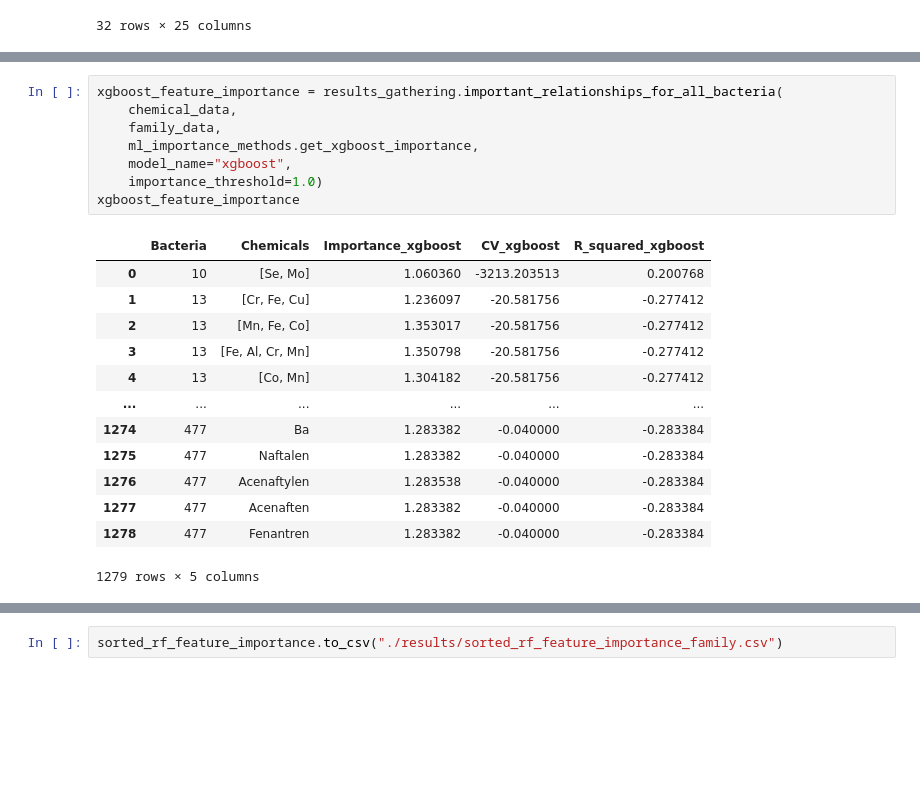
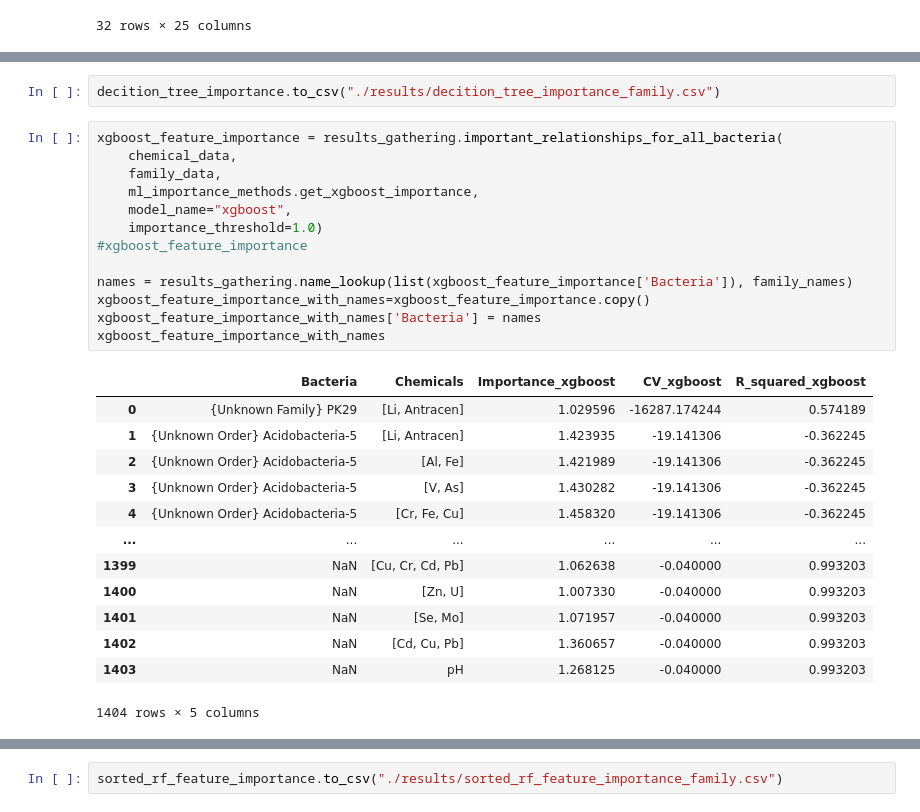
Before and after one commit to melehean/Bioinformatics-Project, a Jupyter notebook: family_analysis.ipynb, the cells around one changed output, grey strips where cells are left out. Cells and saved outputs as stored; diff of their text form; blank space fills up the shorter version.

Commit message:
added family names in family_analysis.ipynb

```diff
--- a/family_analysis.ipynb
+++ b/family_analysis.ipynb
@@ -64,22 +81,29 @@ decition_tree_importance
+# %%
+decition_tree_importance.to_csv("./results/decition_tree_importance_family.csv")
 # %%
 xgboost_feature_importance = results_gathering.important_relationships_for_all_bacteria(
     chemical_data,
     family_data,
     ml_importance_methods.get_xgboost_importance,
     model_name="xgboost",
     importance_threshold=1.0)
-xgboost_feature_importance
+#xgboost_feature_importance
+
+names = results_gathering.name_lookup(list(xgboost_feature_importance['Bacteria']), family_names)
+xgboost_feature_importance_with_names=xgboost_feature_importance.copy()
+xgboost_feature_importance_with_names['Bacteria'] = names
+xgboost_feature_importance_with_names
 # %% [output]
 |  | Bacteria | Chemicals | Importance_xgboost | CV_xgboost | R_squared_xgboost |
-| 0 | 10 | [Se, Mo] | 1.060360 | -3213.203513 | 0.200768 |
-| 1 | 13 | [Cr, Fe, Cu] | 1.236097 | -20.581756 | -0.277412 |
-| 2 | 13 | [Mn, Fe, Co] | 1.353017 | -20.581756 | -0.277412 |
-| 3 | 13 | [Fe, Al, Cr, Mn] | 1.350798 | -20.581756 | -0.277412 |
-| 4 | 13 | [Co, Mn] | 1.304182 | -20.581756 | -0.277412 |
+| 0 | {Unknown Family} PK29 | [Li, Antracen] | 1.029596 | -16287.174244 | 0.574189 |
+| 1 | {Unknown Order} Acidobacteria-5 | [Li, Antracen] | 1.423935 | -19.141306 | -0.362245 |
+| 2 | {Unknown Order} Acidobacteria-5 | [Al, Fe] | 1.421989 | -19.141306 | -0.362245 |
+| 3 | {Unknown Order} Acidobacteria-5 | [V, As] | 1.430282 | -19.141306 | -0.362245 |
+| 4 | {Unknown Order} Acidobacteria-5 | [Cr, Fe, Cu] | 1.458320 | -19.141306 | -0.362245 |
 | ... | ... | ... | ... | ... | ... |
-| 1274 | 477 | Ba | 1.283382 | -0.040000 | -0.283384 |
-| 1275 | 477 | Naftalen | 1.283382 | -0.040000 | -0.283384 |
-| 1276 | 477 | Acenaftylen | 1.283538 | -0.040000 | -0.283384 |
-| 1277 | 477 | Acenaften | 1.283382 | -0.040000 | -0.283384 |
-| 1278 | 477 | Fenantren | 1.283382 | -0.040000 | -0.283384 |
+| 1399 | NaN | [Cu, Cr, Cd, Pb] | 1.062638 | -0.040000 | 0.993203 |
+| 1400 | NaN | [Zn, U] | 1.007330 | -0.040000 | 0.993203 |
+| 1401 | NaN | [Se, Mo] | 1.071957 | -0.040000 | 0.993203 |
+| 1402 | NaN | [Cd, Cu, Pb] | 1.360657 | -0.040000 | 0.993203 |
+| 1403 | NaN | pH | 1.268125 | -0.040000 | 0.993203 |
-1279 rows × 5 columns
+1404 rows × 5 columns
```
Also changed, not shown: parts of 10 cells of this notebook.
